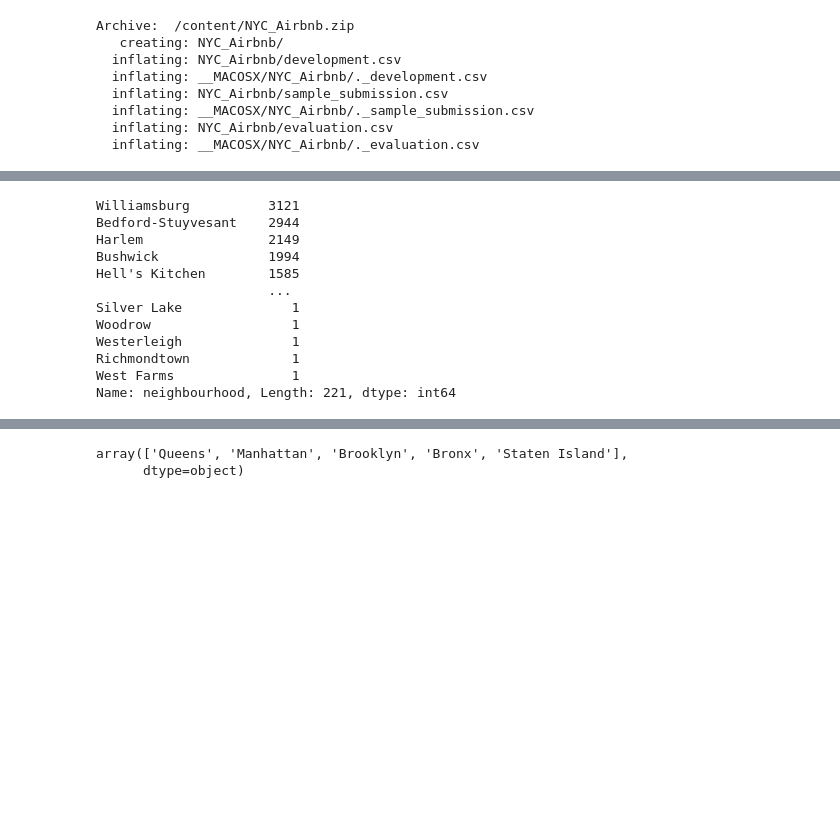
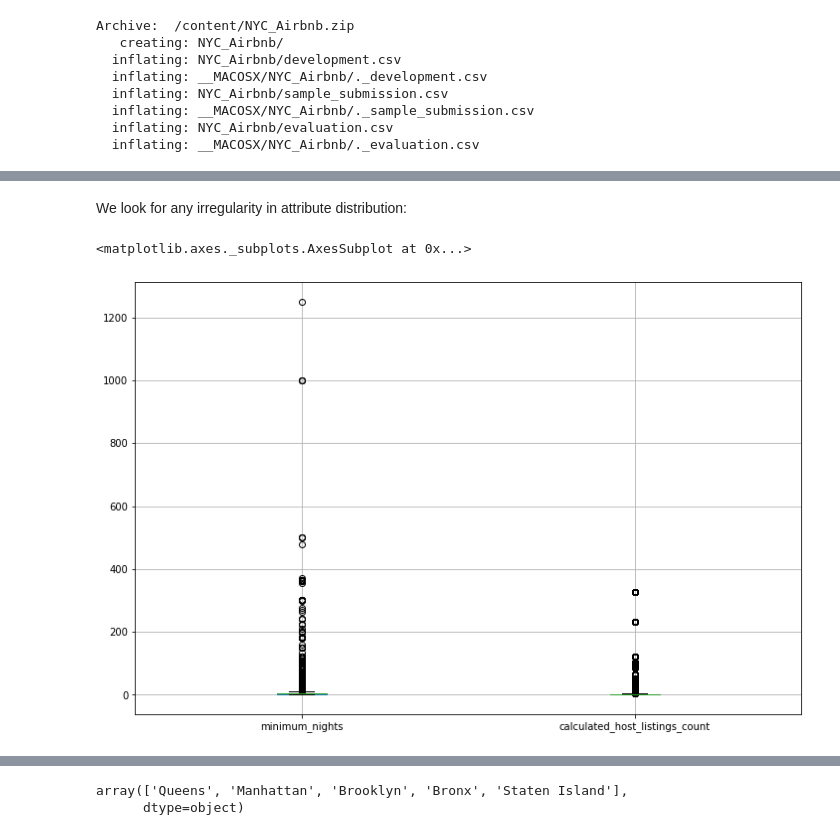
Before and after one commit to frank-lacriola/Data-Science-Lab, a Jupyter notebook: Lab9_Regression_NY_AirBnB/Lab9_Regression_AirBnB.ipynb, the cells around one changed output, grey strips where cells are left out. Cells and saved outputs as stored; diff of their text form; code cells hidden in the pictures; blank space fills up the shorter version.

```diff
--- a/Lab9_Regression_NY_AirBnB/Lab9_Regression_AirBnB.ipynb
+++ b/Lab9_Regression_NY_AirBnB/Lab9_Regression_AirBnB.ipynb
@@ -57,15 +95,7 @@ df.describe()
-# %%
-df['neighbourhood'].unique()
-# %% [output]
-Williamsburg          3121
-Bedford-Stuyvesant    2944
-Harlem                2149
-Bushwick              1994
-Hell's Kitchen        1585
-                      ...
-Silver Lake              1
-Woodrow                  1
-Westerleigh              1
-Richmondtown             1
-West Farms               1
-Name: neighbourhood, Length: 221, dtype: int64
+# %% [markdown]
+We look for any irregularity in attribute distribution:
+# %%
+df.boxplot(column=['minimum_nights', 'calculated_host_listings_count'], figsize=(12, 8))
+# %% [output]
+<matplotlib.axes._subplots.AxesSubplot at 0x...>
+[figure, added]
```
Also changed, not shown: parts of 35 cells of this notebook.
